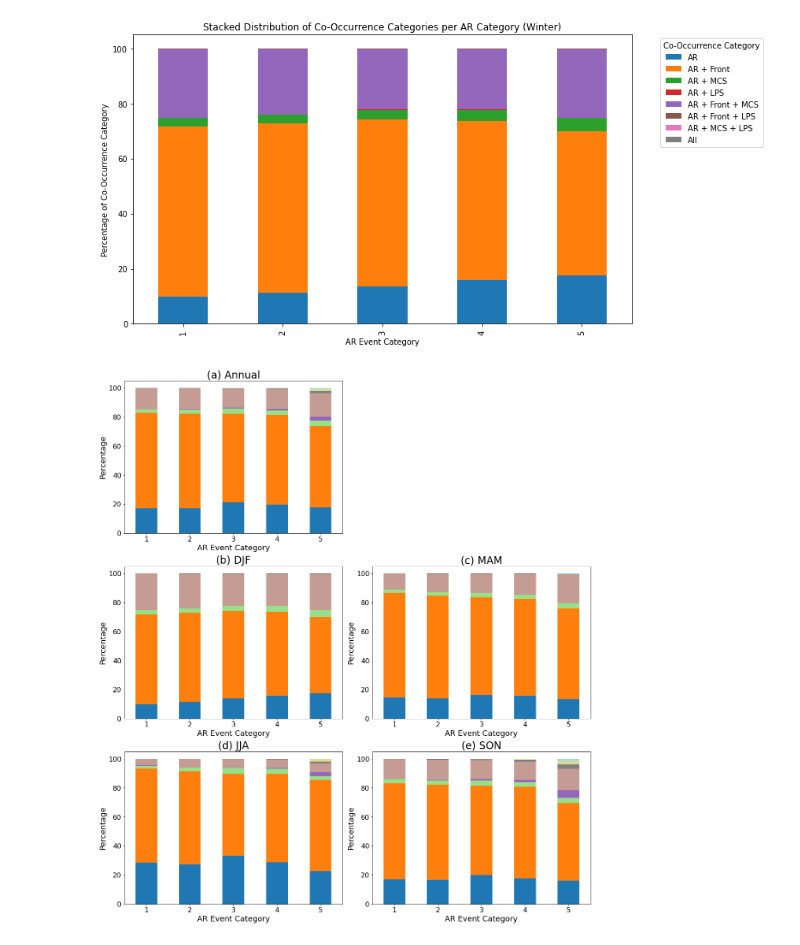
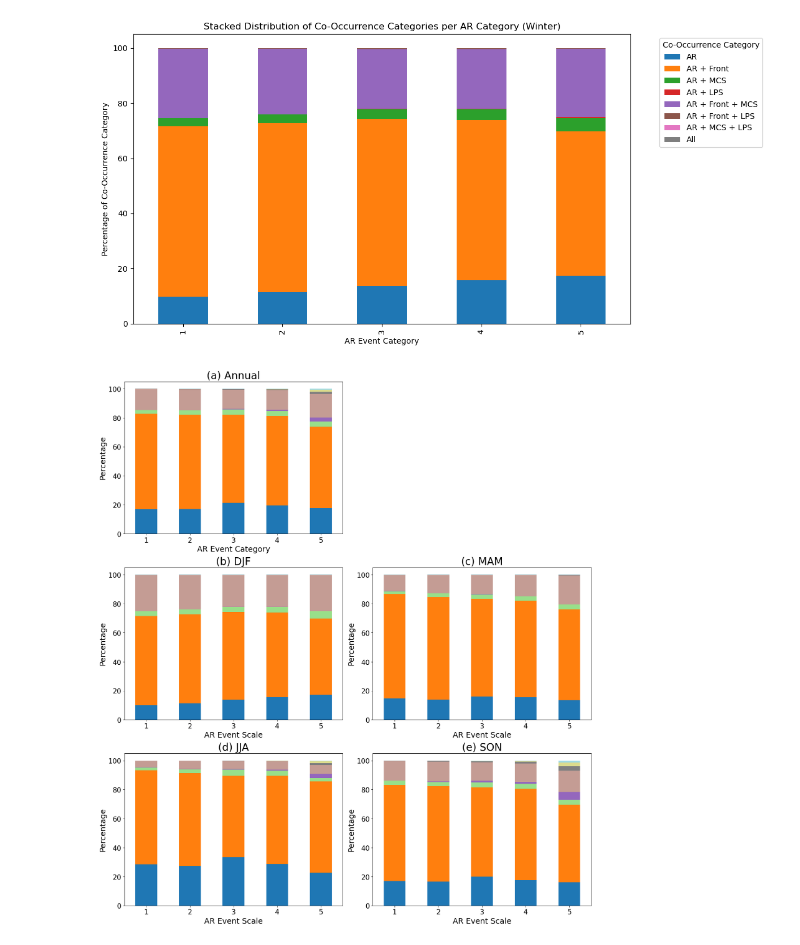
Before and after one commit to DKamnani/Co-occuring-Weather-Systems, a Jupyter notebook: Figure2.ipynb, the cells around one changed output. Drawn from its saved outputs; the diff is of its cells as text; code cells hidden in the pictures.

```diff
--- a/Figure2.ipynb
+++ b/Figure2.ipynb
@@ -591,32 +594,32 @@ for season, pos, title in zip(seasons, season_positions, season_titles):
     season_colors = [
         category_colors[i] for i, label in label_index.items()
         if label in season_present_labels and i in category_colors
     ]
 
     pivot_df.T.plot(
         kind='bar', stacked=True, ax=ax,
         color=season_colors, legend=False
     )
 
-    ax.set_xlabel("AR Event Category", fontsize=18)
+    ax.set_xlabel("AR Event Scale", fontsize=18)
     ax.set_ylabel("Percentage", fontsize=18)
     ax.tick_params(axis='both', which='major', labelsize=16)
     ax.tick_params(axis='x', labelrotation=0)
     ax.set_title(title, fontsize=24)
 
 # ==========================================================
 # Common Y-limit
 # ==========================================================
 
 ymax = max(ax.get_ylim()[1] for ax in axes_all)
 for ax in axes_all:
     ax.set_ylim(0, ymax)
 
 # ==========================================================
 # Save
 # ==========================================================
 
 plt.savefig("AR_cooccurrence_plots_discrete_cmap_no_legend.svg", dpi=300, bbox_inches='tight')
 plt.show()
 # %% [output]
-[figure, old version]
+[figure, new version]
```
Also changed, not shown: parts of 4 cells of this notebook, 1 other file.
